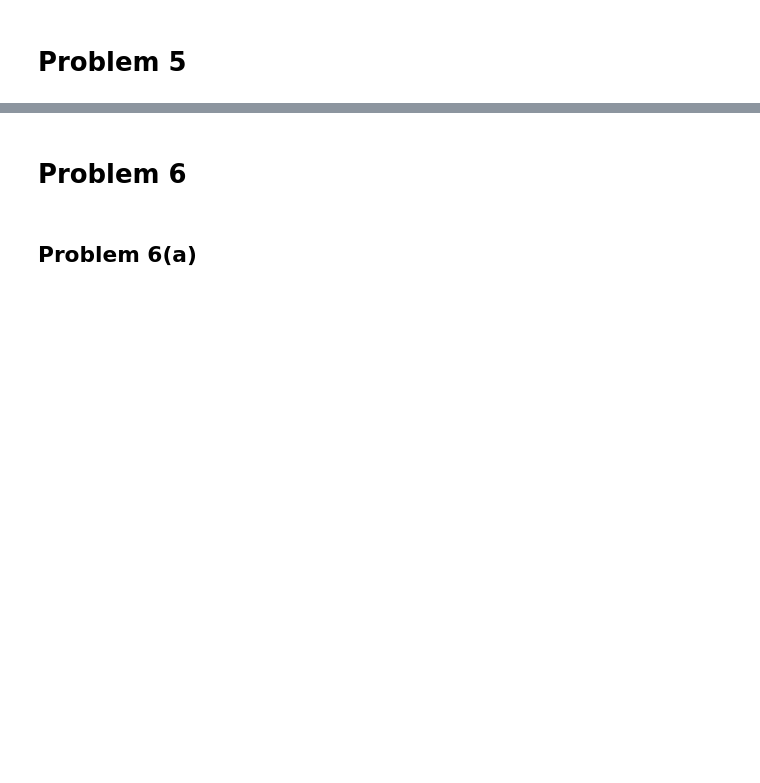
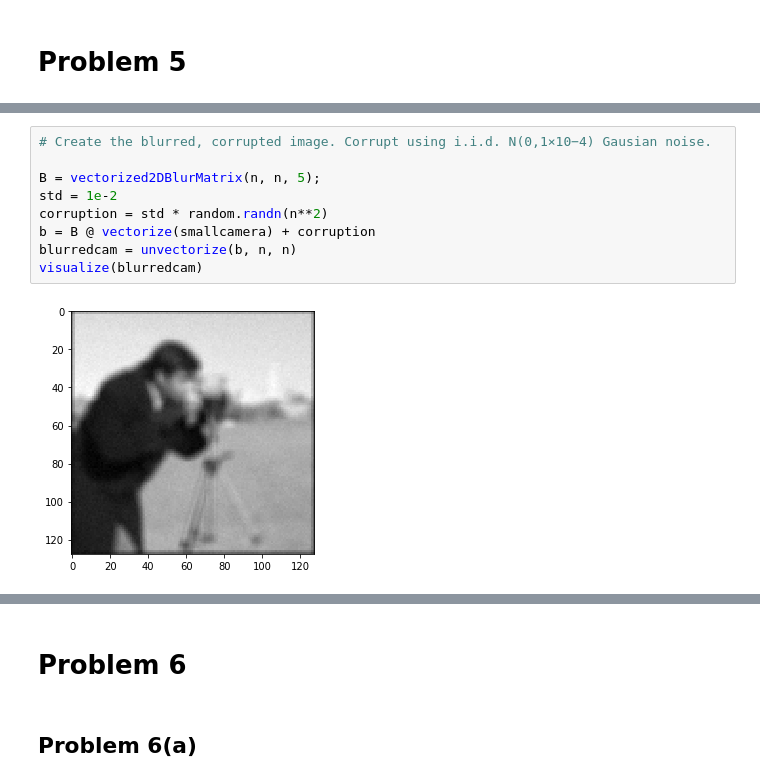
Before and after one commit to bsaha205/Spring_23_MLO, a Jupyter notebook: HW_2.ipynb, the cells around one changed output, grey strips where cells are left out. Cells and saved outputs as stored; diff of their text form; blank space fills up the shorter version.

```diff
--- a/HW_2.ipynb
+++ b/HW_2.ipynb
@@ -138,0 +195,11 @@ def subgradLasso(A, b, lambda_reg, x0, alpha, T):
+# %%
+# Create the blurred, corrupted image. Corrupt using i.i.d. N(0,1×10−4) Gausian noise.
+
+B = vectorized2DBlurMatrix(n, n, 5);
+std = 1e-2
+corruption = std * random.randn(n**2)
+b = B @ vectorize(smallcamera) + corruption
+blurredcam = unvectorize(b, n, n)
+visualize(blurredcam)
+# %% [output]
+[figure, added]
```
Also changed, not shown: parts of 17 cells of this notebook.
